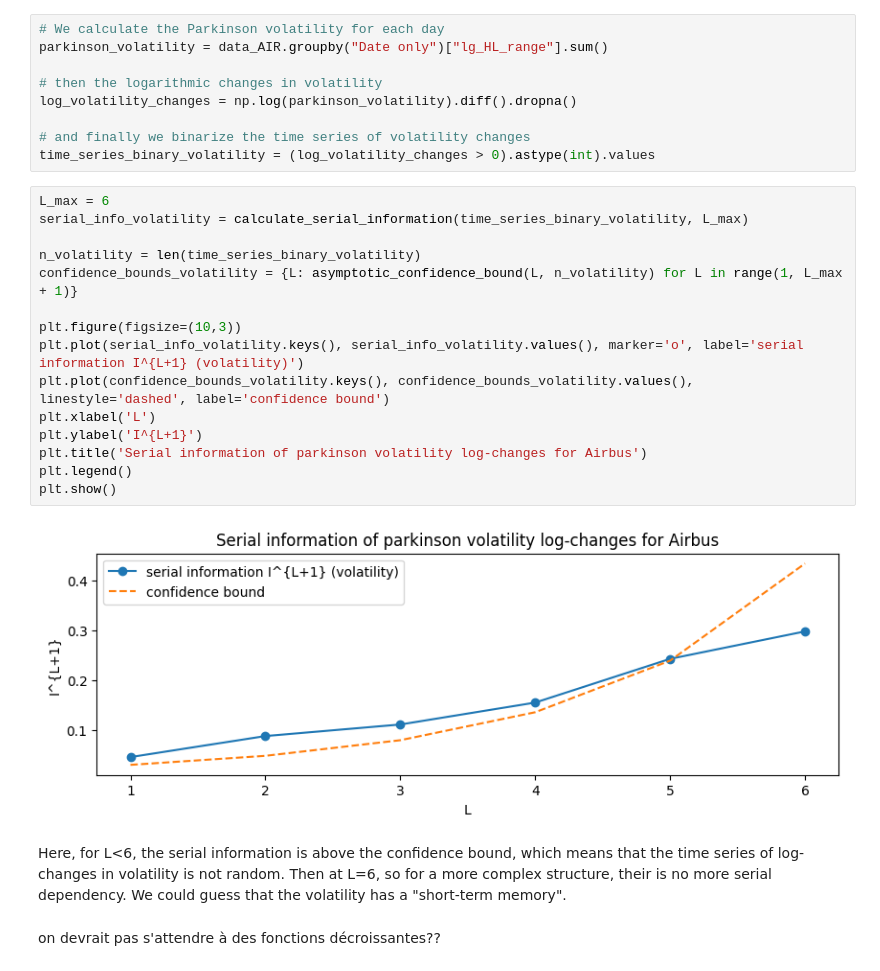
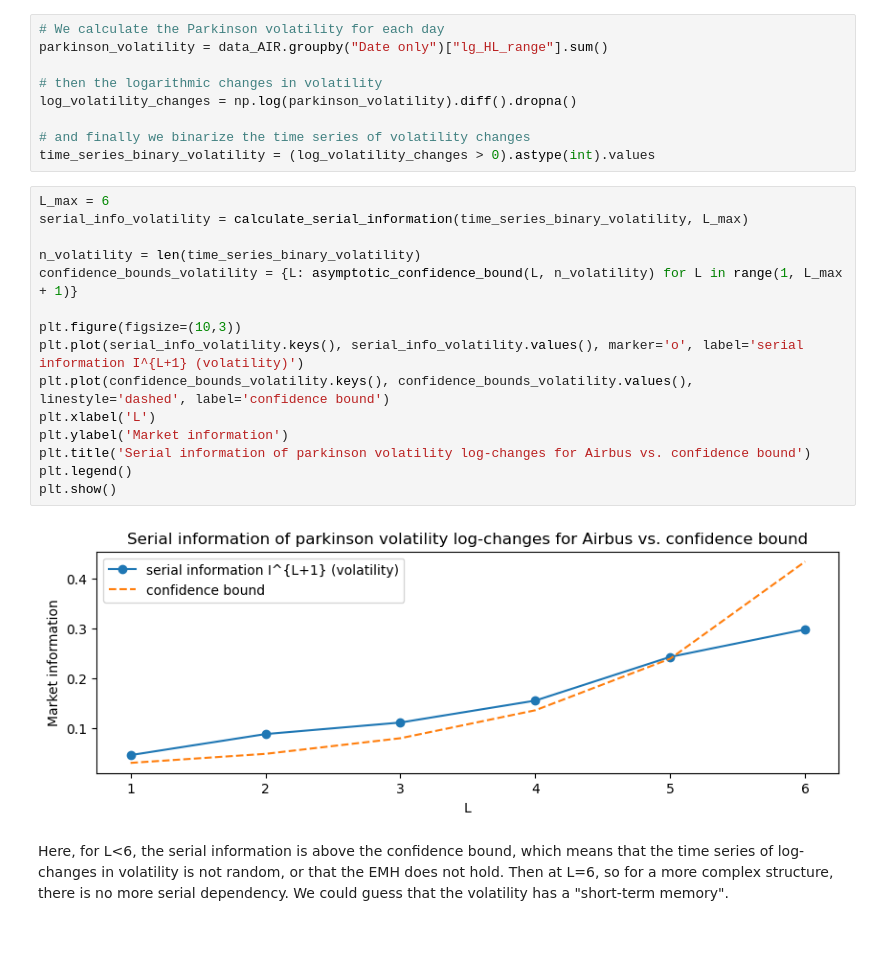
Before and after one commit to dianemans/Proj1_NPFD, a Jupyter notebook: M. Garcin/Project Part 1_serial dependence of Parkinson volatility.ipynb, the cells around one changed output. Drawn from its saved outputs; the diff is of its cells as text; blank space fills up the shorter version.

```diff
--- a/M. Garcin/Project Part 1_serial dependence of Parkinson volatility.ipynb
+++ b/M. Garcin/Project Part 1_serial dependence of Parkinson volatility.ipynb
@@ -393,21 +393,19 @@ time_series_binary_volatility = (log_volatility_changes > 0).astype(int).values
 # %%
 L_max = 6
 serial_info_volatility = calculate_serial_information(time_series_binary_volatility, L_max)
 
 n_volatility = len(time_series_binary_volatility)
 confidence_bounds_volatility = {L: asymptotic_confidence_bound(L, n_volatility) for L in range(1, L_max + 1)}
 
 plt.figure(figsize=(10,3))
 plt.plot(serial_info_volatility.keys(), serial_info_volatility.values(), marker='o', label='serial information I^{L+1} (volatility)')
 plt.plot(confidence_bounds_volatility.keys(), confidence_bounds_volatility.values(), linestyle='dashed', label='confidence bound')
 plt.xlabel('L')
-plt.ylabel('I^{L+1}')
-plt.title('Serial information of parkinson volatility log-changes for Airbus')
+plt.ylabel('Market information')
+plt.title('Serial information of parkinson volatility log-changes for Airbus vs. confidence bound')
 plt.legend()
 plt.show()
 # %% [output]
-[figure, old version]
+[figure, new version]
 # %% [markdown]
-Here, for L<6, the serial information is above the confidence bound, which means that the time series of log-changes in volatility is not random. Then at L=6, so for a more complex structure, their is no more serial dependency. We could guess that the volatility has a "short-term memory".
+Here, for L<6, the serial information is above the confidence bound, which means that the time series of log-changes in volatility is not random, or that the EMH does not hold. Then at L=6, so for a more complex structure, there is no more serial dependency. We could guess that the volatility has a "short-term memory".
-# %% [markdown]
-on devrait pas s'attendre à des fonctions décroissantes??
```
Also changed, not shown: parts of 3 cells of this notebook.
